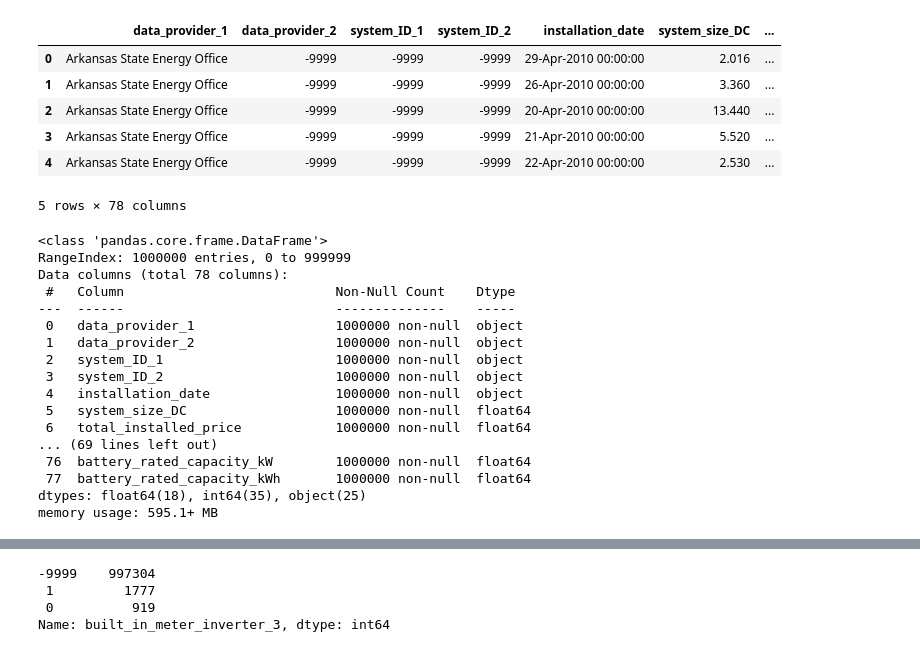
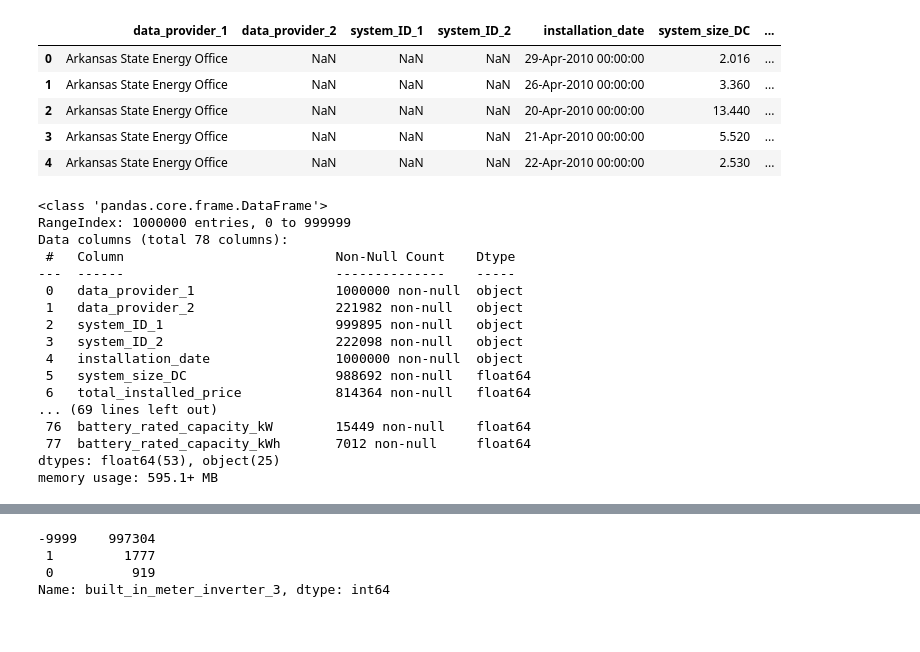
Before and after one commit to klehik/AI-DA-Projekti, a Jupyter notebook: testit/testi_atte.ipynb, the cells around one changed output, grey strips where cells are left out. Drawn from its saved outputs; the diff is of its cells as text; code cells hidden in the pictures.

```diff
--- a/testit/testi_atte.ipynb
+++ b/testit/testi_atte.ipynb
@@ -1,20 +1,32 @@
+# %%
+import pandas as pd
+
+
+# display all dataframe columns
+#pd.options.display.max_columns = None
+# to set the limit to 3 decimals
+#pd.options.display.float_format = '{:.7f}'.format
+# display all dataframe rows
+pd.options.display.max_columns = None
+pd.options.display.max_rows = None
 # %%
-import pandas as pd
+
 
 data = pd.read_csv("../data/LBNL_file.csv", low_memory=False)
 
+df5 = data.replace([-9999, '-9999', -9999.0], np.nan)
 
-data.head()
+
+df5.head(5)
 # %% [output]
 |  | data_provider_1 | data_provider_2 | system_ID_1 | system_ID_2 | installation_date | system_size_DC | ... |
-| 0 | Arkansas State Energy Office | -9999 | -9999 | -9999 | 29-Apr-2010 00:00:00 | 2.016 | ... |
-| 1 | Arkansas State Energy Office | -9999 | -9999 | -9999 | 26-Apr-2010 00:00:00 | 3.360 | ... |
-| 2 | Arkansas State Energy Office | -9999 | -9999 | -9999 | 20-Apr-2010 00:00:00 | 13.440 | ... |
-| 3 | Arkansas State Energy Office | -9999 | -9999 | -9999 | 21-Apr-2010 00:00:00 | 5.520 | ... |
-| 4 | Arkansas State Energy Office | -9999 | -9999 | -9999 | 22-Apr-2010 00:00:00 | 2.530 | ... |
+| 0 | Arkansas State Energy Office | NaN | NaN | NaN | 29-Apr-2010 00:00:00 | 2.016 | ... |
+| 1 | Arkansas State Energy Office | NaN | NaN | NaN | 26-Apr-2010 00:00:00 | 3.360 | ... |
+| 2 | Arkansas State Energy Office | NaN | NaN | NaN | 20-Apr-2010 00:00:00 | 13.440 | ... |
+| 3 | Arkansas State Energy Office | NaN | NaN | NaN | 21-Apr-2010 00:00:00 | 5.520 | ... |
+| 4 | Arkansas State Energy Office | NaN | NaN | NaN | 22-Apr-2010 00:00:00 | 2.530 | ... |
-5 rows × 78 columns
 # %%
-data.info(show_counts=True)
+df5.info(show_counts=True)
 # %% [output]
 <class 'pandas.core.frame.DataFrame'>
 RangeIndex: 1000000 entries, 0 to 999999
@@ -22,16 +34,16 @@ Data columns (total 78 columns):
  #   Column                           Non-Null Count    Dtype
 ---  ------                           --------------    -----
  0   data_provider_1                  1000000 non-null  object
- 1   data_provider_2                  1000000 non-null  object
- 2   system_ID_1                      1000000 non-null  object
- 3   system_ID_2                      1000000 non-null  object
+ 1   data_provider_2                  221982 non-null   object
+ 2   system_ID_1                      999895 non-null   object
+ 3   system_ID_2                      222098 non-null   object
  4   installation_date                1000000 non-null  object
- 5   system_size_DC                   1000000 non-null  float64
- 6   total_installed_price            1000000 non-null  float64
+ 5   system_size_DC                   988692 non-null   float64
+ 6   total_installed_price            814364 non-null   float64
 ... (69 lines left out)
- 76  battery_rated_capacity_kW        1000000 non-null  float64
- 77  battery_rated_capacity_kWh       1000000 non-null  float64
-dtypes: float64(18), int64(35), object(25)
+ 76  battery_rated_capacity_kW        15449 non-null    float64
+ 77  battery_rated_capacity_kWh       7012 non-null     float64
+dtypes: float64(53), object(25)
 memory usage: 595.1+ MB
 # %%
 df = data
```
Also changed, not shown: parts of 18 cells of this notebook.
